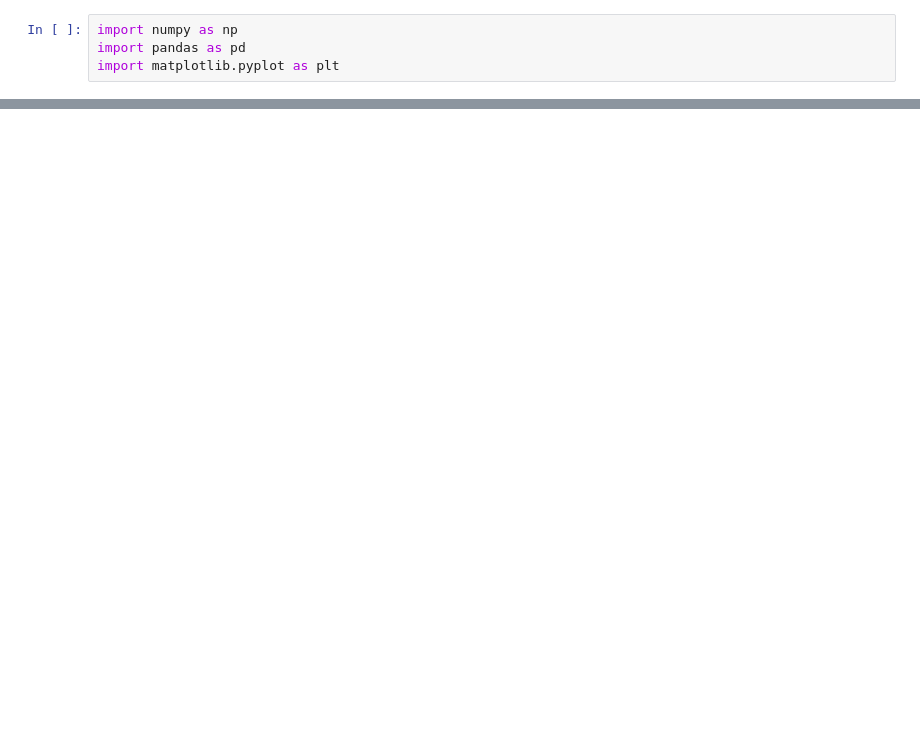
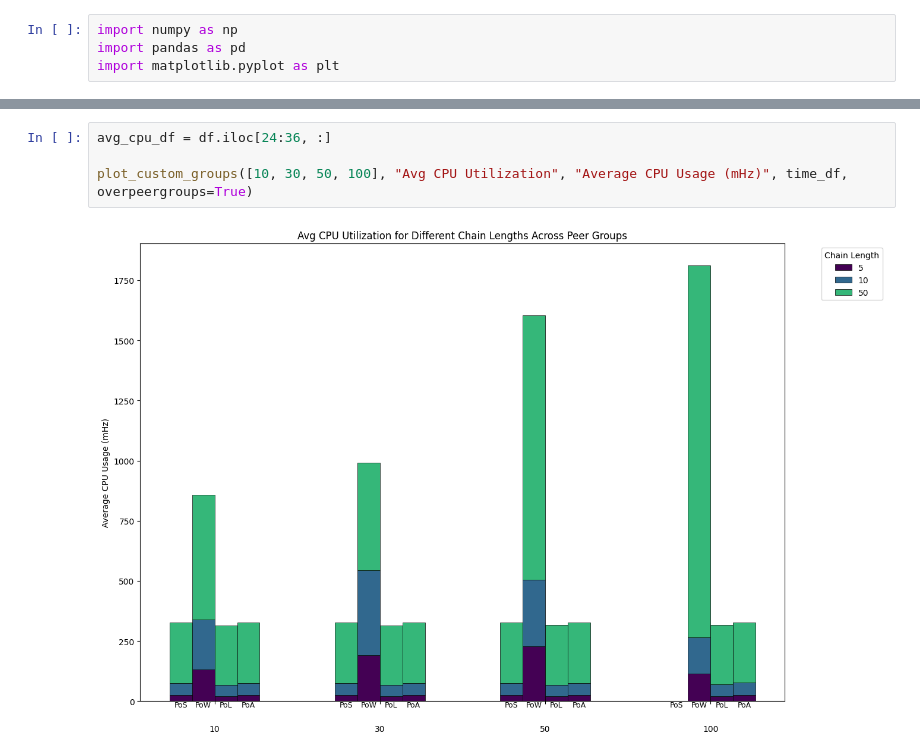
Before and after one commit to lizageorge/cs525_project, a Jupyter notebook: measuring/notebooks/display_final.ipynb, the cells around one changed output, grey strips where cells are left out. Saved outputs shown, nothing was run; the diff lists cells and outputs as text; blank space fills up the shorter version.

```diff
--- a/measuring/notebooks/display_final.ipynb
+++ b/measuring/notebooks/display_final.ipynb
@@ -195,0 +266,6 @@ plot_stacked(avg_cpu_df, "Avg CPU Utilizations")
+# %%
+avg_cpu_df = df.iloc[24:36, :]
+
+plot_custom_groups([10, 30, 50, 100], "Avg CPU Utilization", "Average CPU Usage (mHz)", time_df, overpeergroups=True)
+# %% [output]
+[figure, added]
```
Also changed, not shown: parts of 11 cells of this notebook, 1 other file.
